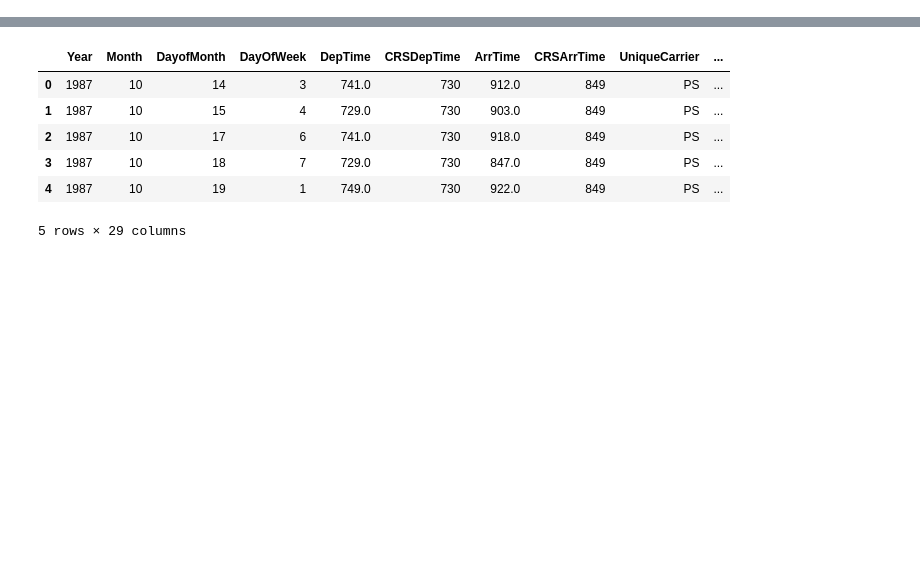
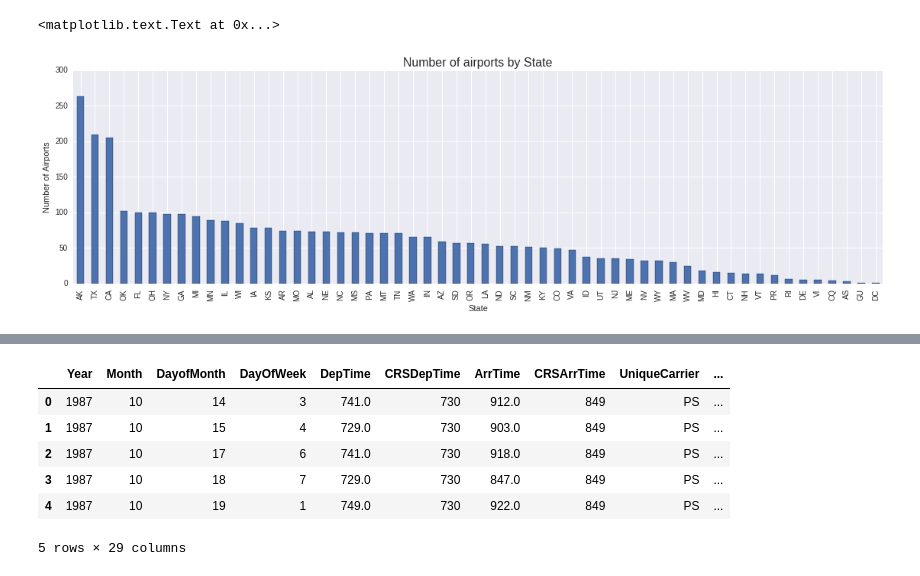
Before and after one commit to sarangof/air-travel-USA, a Jupyter notebook: exploratory-nb.ipynb, the cells around one changed output, grey strips where cells are left out. Drawn from its saved outputs; the diff is of its cells as text; code cells hidden in the pictures; blank space fills up the shorter version.

```diff
--- a/exploratory-nb.ipynb
+++ b/exploratory-nb.ipynb
@@ -32 +25,10 @@ airports.state.value_counts().plot(kind='bar')
+# %%
+plt.figure(figsize=(19,5))
+airports.state.value_counts().plot(kind='bar')
+plt.title('Number of airports by State',fontsize=16)
+plt.xlabel('State')
+plt.ylabel('Number of Airports')
+# %% [output]
+<matplotlib.text.Text at 0x...>
+[figure, added]
 # %%
```
Also changed, not shown: parts of 27 cells of this notebook.
